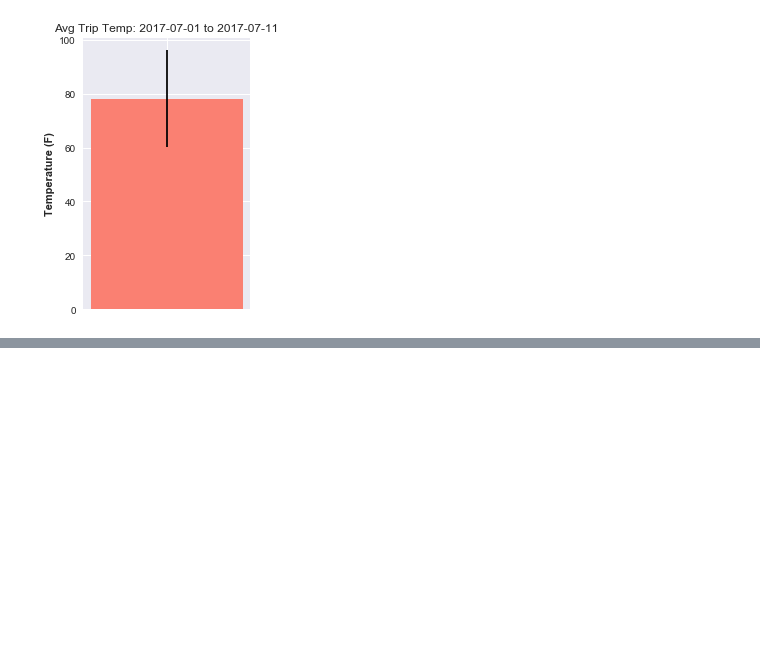
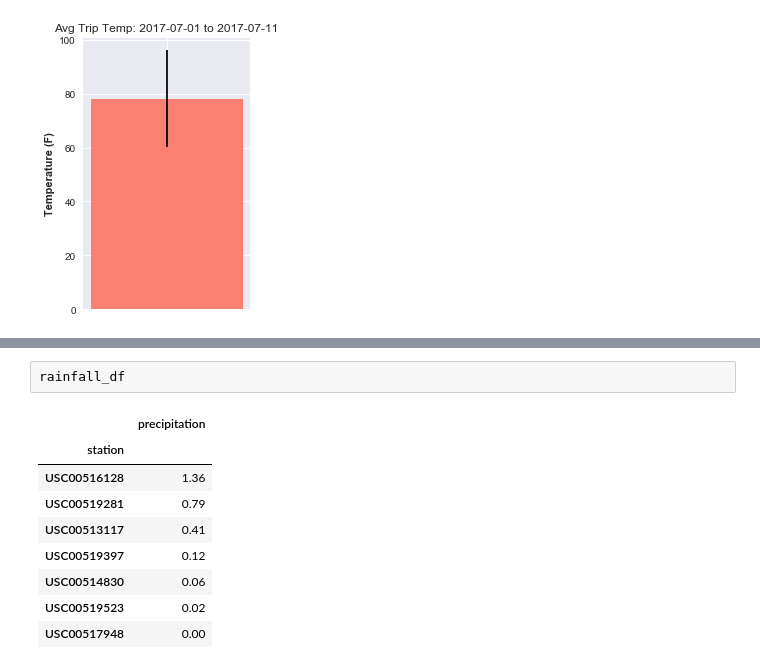
Before and after one commit to williamsongigi69/sqlalchemy-challenge, a Jupyter notebook: climate_analysis.ipynb, the cells around one changed output, grey strips where cells are left out. Drawn from its saved outputs; the diff is of its cells as text; blank space fills up the shorter version.

```diff
--- a/climate_analysis.ipynb
+++ b/climate_analysis.ipynb
@@ -184,0 +198,12 @@ plt.show()
+# %%
+rainfall_df
+# %% [output]
+|  | precipitation |
+| station |  |
+| USC00516128 | 1.36 |
+| USC00519281 | 0.79 |
+| USC00513117 | 0.41 |
+| USC00519397 | 0.12 |
+| USC00514830 | 0.06 |
+| USC00519523 | 0.02 |
+| USC00517948 | 0.00 |
```
Also changed, not shown: parts of 5 cells of this notebook.
